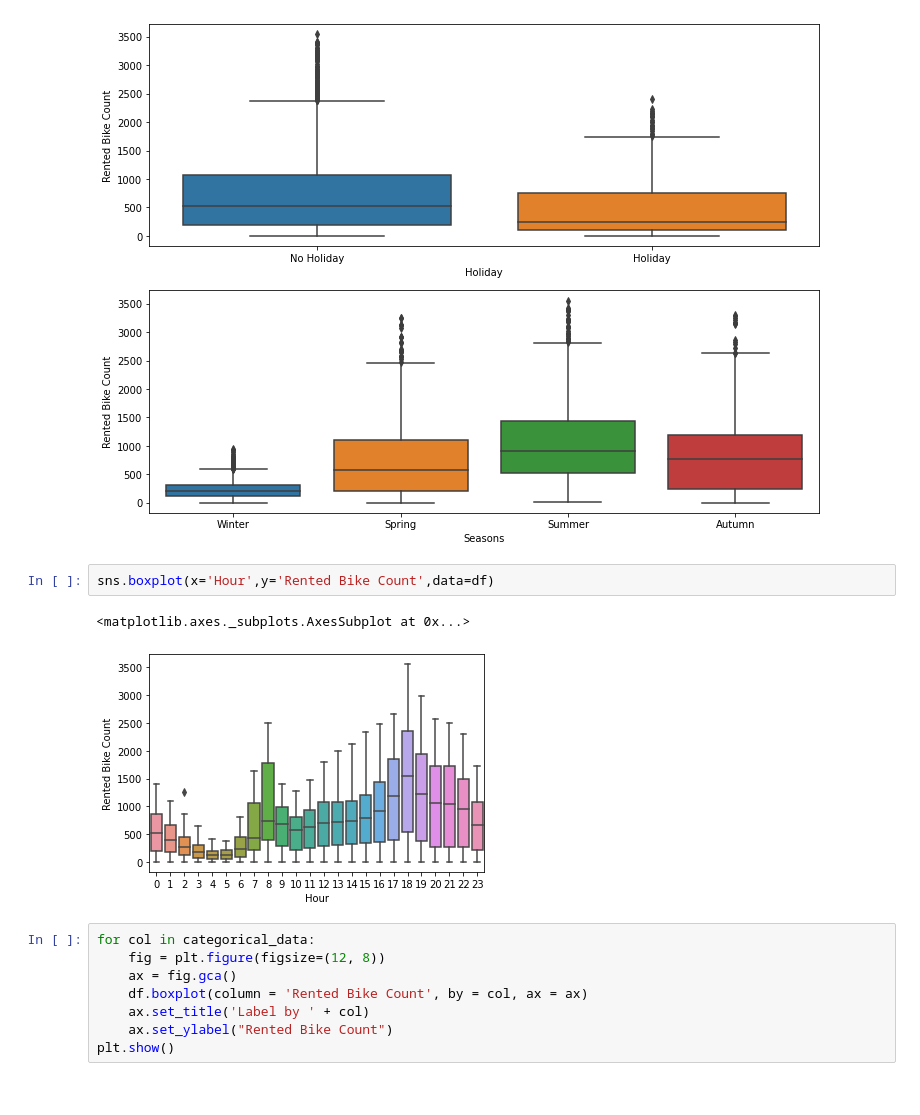
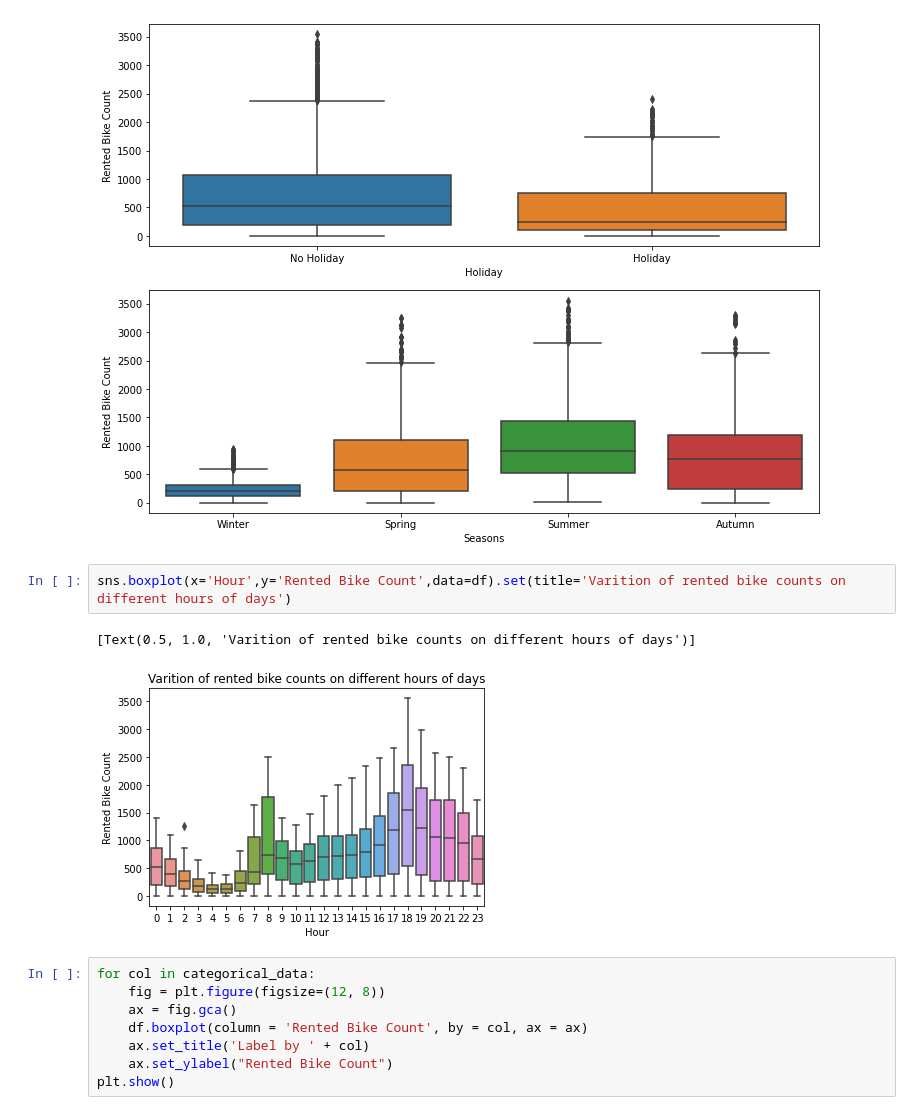
Before and after one commit to dkd99/Seoul-Bike-Sharing-Demand-Prediction, a Jupyter notebook: Bike_Sharing_Demand_Prediction_Capstone_Project.ipynb, the cells around one changed output. Drawn from its saved outputs; the diff is of its cells as text.

```diff
--- a/Bike_Sharing_Demand_Prediction_Capstone_Project.ipynb
+++ b/Bike_Sharing_Demand_Prediction_Capstone_Project.ipynb
@@ -491,10 +491,10 @@ sns.boxplot(data=df,x='Seasons',y='Rented Bike Count')
 <matplotlib.axes._subplots.AxesSubplot at 0x...>
 [figure]
 # %%
-sns.boxplot(x='Hour',y='Rented Bike Count',data=df)
+sns.boxplot(x='Hour',y='Rented Bike Count',data=df).set(title='Varition of rented bike counts on different hours of days')
 # %% [output]
-<matplotlib.axes._subplots.AxesSubplot at 0x...>
+[Text(0.5, 1.0, 'Varition of rented bike counts on different hours of days')]
-[figure, old version]
+[figure, new version]
 # %%
 for col in categorical_data:
     fig = plt.figure(figsize=(12, 8))
```
Also changed, not shown: parts of 53 cells of this notebook.
